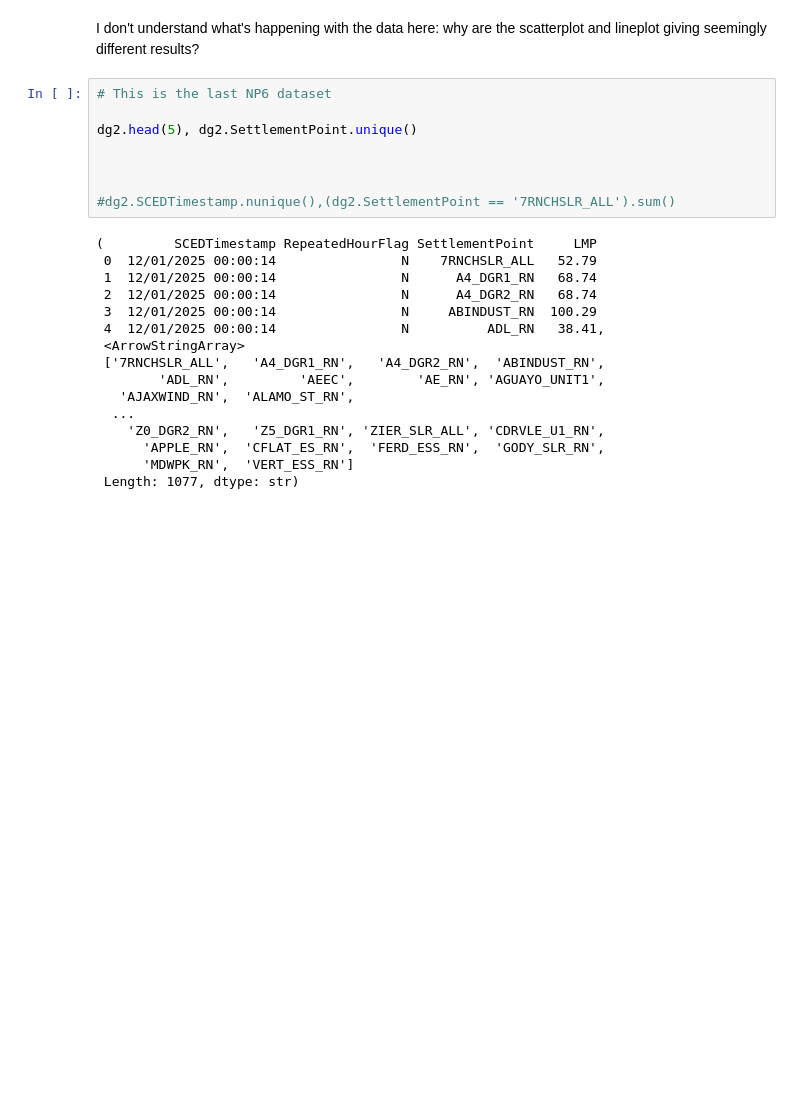
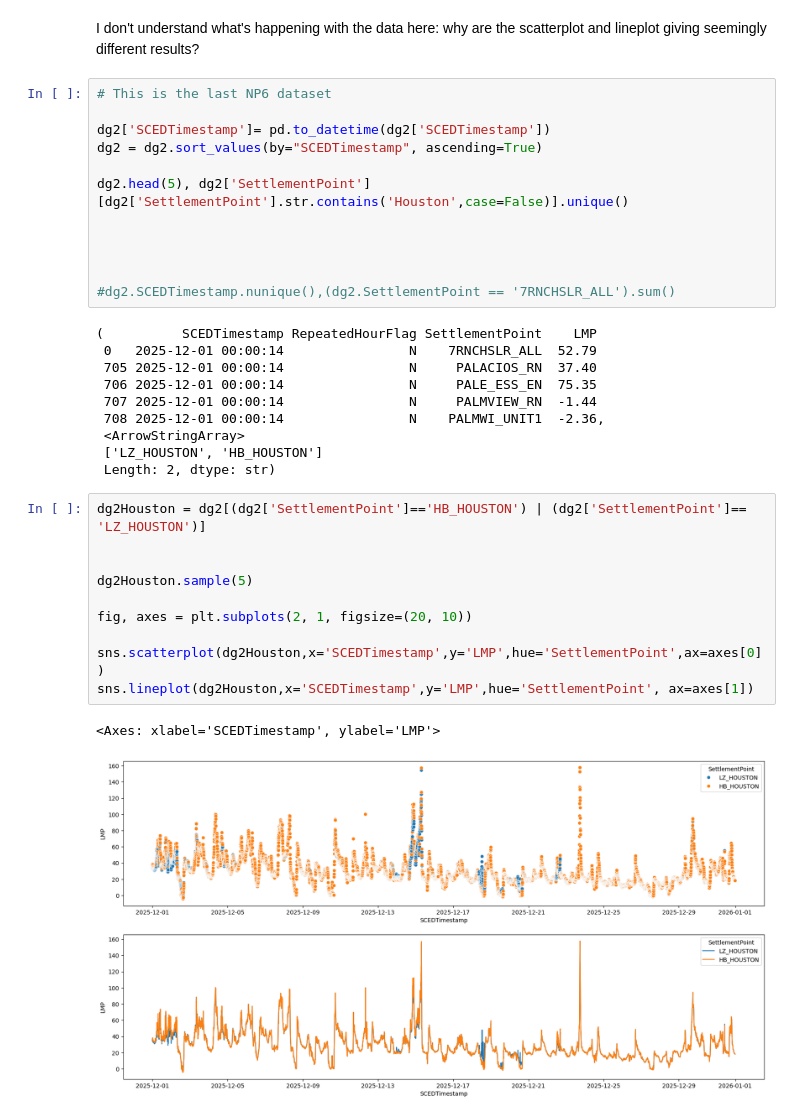
Before and after one commit to Erdos-Projects/spring-2026-electricity-TX, a Jupyter notebook: dataexploration_neeraj.ipynb, the cells around one changed output. Drawn from its saved outputs; the diff is of its cells as text; blank space fills up the shorter version.

Commit message:
plots

```diff
--- a/dataexploration_neeraj.ipynb
+++ b/dataexploration_neeraj.ipynb
@@ -284,24 +286,35 @@ I don't understand what's happening with the data here: why are the scatterplot
 # %%
 # This is the last NP6 dataset
 
-dg2.head(5), dg2.SettlementPoint.unique()
+dg2['SCEDTimestamp']= pd.to_datetime(dg2['SCEDTimestamp'])
+dg2 = dg2.sort_values(by="SCEDTimestamp", ascending=True)
+
+dg2.head(5), dg2['SettlementPoint'][dg2['SettlementPoint'].str.contains('Houston',case=False)].unique()
+
 
 
 
 #dg2.SCEDTimestamp.nunique(),(dg2.SettlementPoint == '7RNCHSLR_ALL').sum()
 # %% [output]
-(         SCEDTimestamp RepeatedHourFlag SettlementPoint     LMP
- 0  12/01/2025 00:00:14                N    7RNCHSLR_ALL   52.79
- 1  12/01/2025 00:00:14                N      A4_DGR1_RN   68.74
- 2  12/01/2025 00:00:14                N      A4_DGR2_RN   68.74
- 3  12/01/2025 00:00:14                N     ABINDUST_RN  100.29
- 4  12/01/2025 00:00:14                N          ADL_RN   38.41,
+(          SCEDTimestamp RepeatedHourFlag SettlementPoint    LMP
+ 0   2025-12-01 00:00:14                N    7RNCHSLR_ALL  52.79
+ 705 2025-12-01 00:00:14                N     PALACIOS_RN  37.40
+ 706 2025-12-01 00:00:14                N     PALE_ESS_EN  75.35
+ 707 2025-12-01 00:00:14                N     PALMVIEW_RN  -1.44
+ 708 2025-12-01 00:00:14                N    PALMWI_UNIT1  -2.36,
  <ArrowStringArray>
- ['7RNCHSLR_ALL',   'A4_DGR1_RN',   'A4_DGR2_RN',  'ABINDUST_RN',
-        'ADL_RN',         'AEEC',        'AE_RN', 'AGUAYO_UNIT1',
-   'AJAXWIND_RN',  'ALAMO_ST_RN',
-  ...
-    'Z0_DGR2_RN',   'Z5_DGR1_RN', 'ZIER_SLR_ALL', 'CDRVLE_U1_RN',
-      'APPLE_RN',  'CFLAT_ES_RN',  'FERD_ESS_RN',  'GODY_SLR_RN',
-      'MDWPK_RN',  'VERT_ESS_RN']
- Length: 1077, dtype: str)
+ ['LZ_HOUSTON', 'HB_HOUSTON']
+ Length: 2, dtype: str)
+# %%
+dg2Houston = dg2[(dg2['SettlementPoint']=='HB_HOUSTON') | (dg2['SettlementPoint']== 'LZ_HOUSTON')]
+
+
+dg2Houston.sample(5)
+
+fig, axes = plt.subplots(2, 1, figsize=(20, 10))
+
+sns.scatterplot(dg2Houston,x='SCEDTimestamp',y='LMP',hue='SettlementPoint',ax=axes[0])
+sns.lineplot(dg2Houston,x='SCEDTimestamp',y='LMP',hue='SettlementPoint', ax=axes[1])
+# %% [output]
+<Axes: xlabel='SCEDTimestamp', ylabel='LMP'>
+[figure, added]
```
Also changed, not shown: parts of 8 cells of this notebook.
